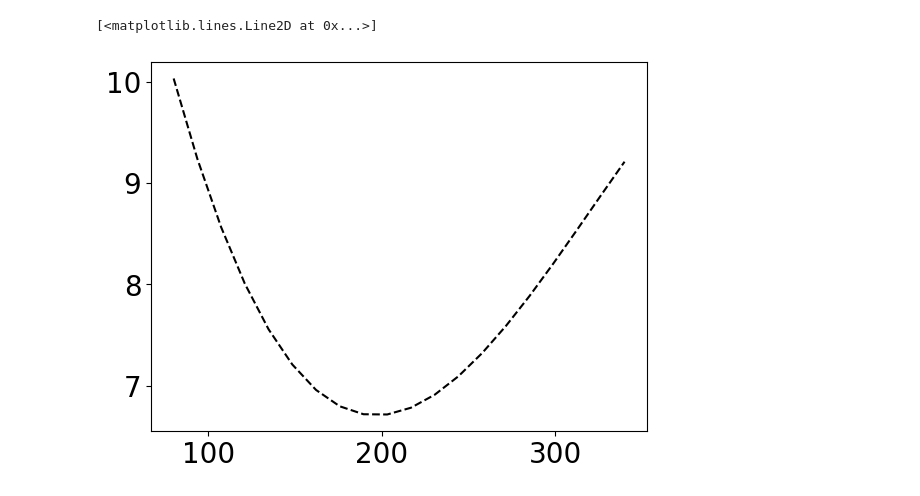
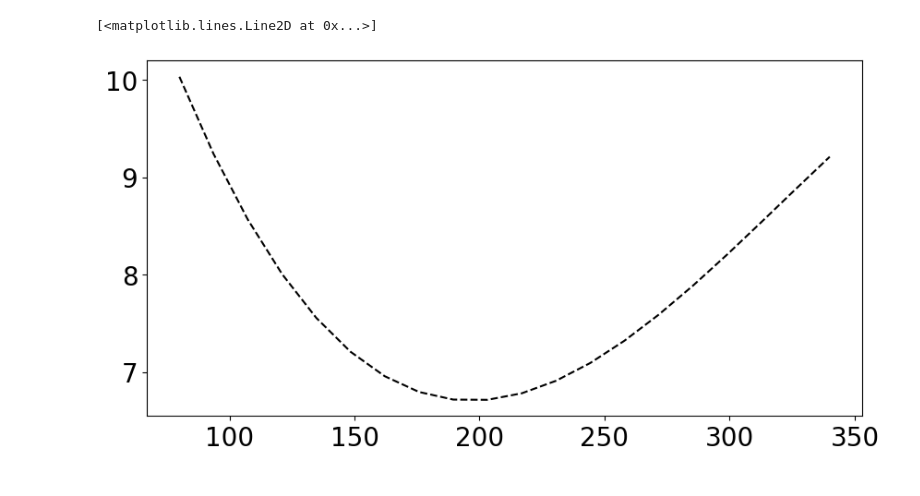
Before and after one commit to edisonc57/Neftepromyslovyye-zhidkosti-s-ispol-zovaniyem-Python, a Jupyter notebook: Корреляция_Culberson_O_L_,_McKetta_Jr.ipynb, the cells around one changed output. Drawn from its saved outputs; the diff is of its cells as text; code cells hidden in the pictures.

```diff
--- a/Корреляция_Culberson_O_L_,_McKetta_Jr.ipynb
+++ b/Корреляция_Culberson_O_L_,_McKetta_Jr.ipynb
@@ -3,33 +3,27 @@
 # %%
 import numpy as np
 import matplotlib.pyplot as plt
 
 def Rswp_equation(P,T):
     A = 8.15839-6.12265E-02*T+1.91663E-04*T**2.0-2.1654E-07*T**3.0
     B = 1.01021E-02-7.44241E-05*T+3.05553E-07*T**2.0-2.94883E-10*T**3.0
     C = (-9.02505+0.130237*T-8.53425E-04*T**2.0+2.34122E-06*T**3.0-2.37049E-09*T**4.0)*1E-07
     Rswp= A + B*P + C*P**2
     return (Rswp)
 
-#def Rsw_equation (P,T, S):
-    #A=8.15839-6.12265E-02*T+1.91663E-04*T**2.0-2.1654E-07*T**3.0
-    #B=1.01021E-02-7.44241E-05*T+3.05553E-07*T**2.0-2.94883E-10*T**3.0
-    #C=(-9.02505+0.130237*T-8.53425E-04*T**2.0+2.34122E-06*T**3.0-2.37049E-09*T**4.0)*1E-07
-    #Rswp= A + B*P + C*P**2
-    #Rsw = 10**(-0.0840655*S*T**-0.285854)*Rswp
-    #return (Rsw)
+
 
 press= np.linspace(1000, 1000, 10)
 temp= np.linspace(80, 340, 20)
-#Rsw= np.zeros(len(temp))
+
 Rswp= np.zeros(len(temp))
 
-#plt.figure("Rsw")
+plt.figure("Rsw",figsize= (10,5))
 plt.rcParams.update({'font.size':20})
 
 Rswp	[::] = Rswp_equation(press[0], temp [::]) #En resumen, esta expresión asigna a todos los elementos de la lista Rswp el resultado de la función
 #Rswp_CulbersonMcketta aplicada a cada elemento de la lista Temp y el primer elemento de la lista press.
 plt.plot(temp, Rswp, 'k--')
 # %% [output]
 [<matplotlib.lines.Line2D at 0x...>]
-[figure, old version]
+[figure, new version]
```
Also changed, not shown: parts of 1 cell of this notebook.
